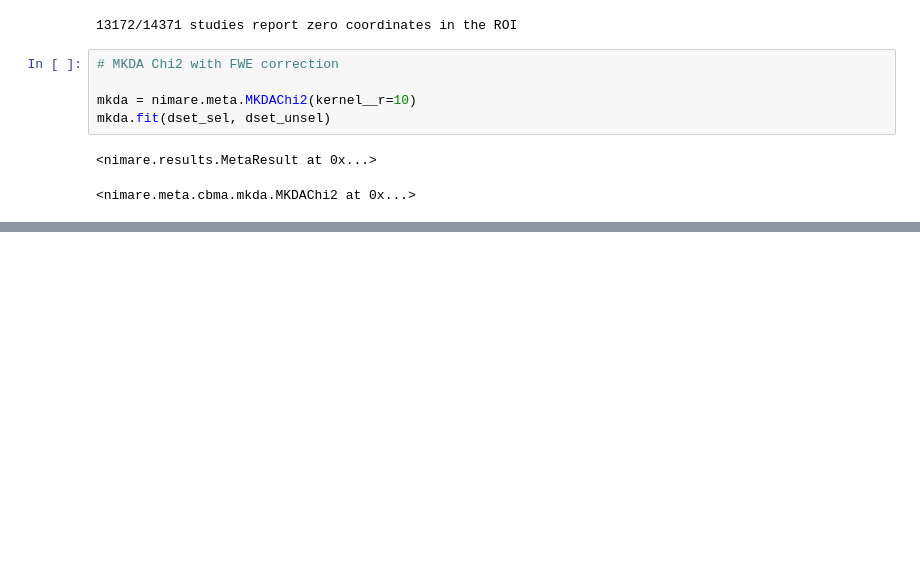
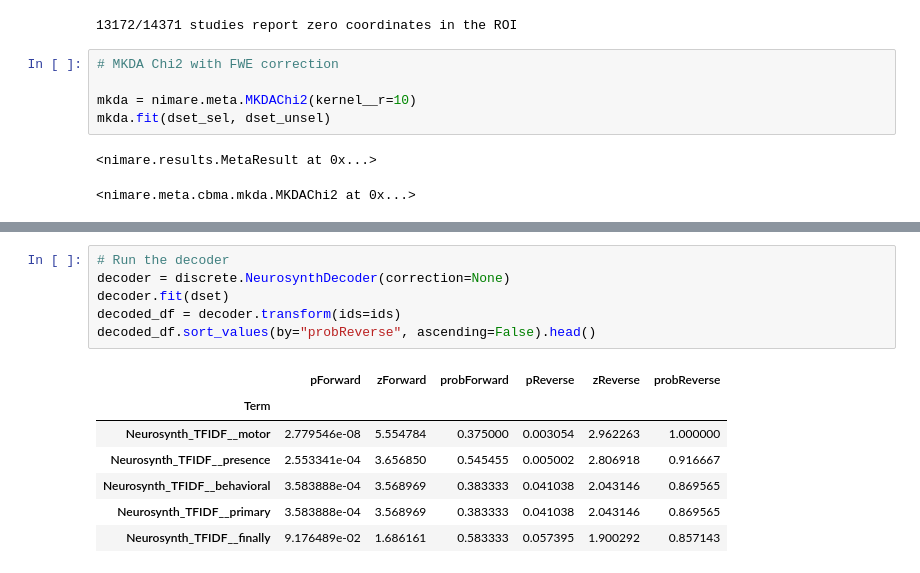
Before and after one commit to ReinderVosDeWael/BrainStat, a Jupyter notebook: nima/example_nimare.ipynb, the cells around one changed output, grey strips where cells are left out. Saved outputs shown, nothing was run; the diff lists cells and outputs as text; blank space fills up the shorter version.

```diff
--- a/nima/example_nimare.ipynb
+++ b/nima/example_nimare.ipynb
@@ -249,0 +340,14 @@ INFO:nimare.correct:Using correction method implemented in Estimator: nimare.met
+# %%
+# Run the decoder
+decoder = discrete.NeurosynthDecoder(correction=None)
+decoder.fit(dset)
+decoded_df = decoder.transform(ids=ids)
+decoded_df.sort_values(by="probReverse", ascending=False).head()
+# %% [output]
+|  | pForward | zForward | probForward | pReverse | zReverse | probReverse |
+| Term |  |  |  |  |  |  |
+| Neurosynth_TFIDF__motor | 2.779546e-08 | 5.554784 | 0.375000 | 0.003054 | 2.962263 | 1.000000 |
+| Neurosynth_TFIDF__presence | 2.553341e-04 | 3.656850 | 0.545455 | 0.005002 | 2.806918 | 0.916667 |
+| Neurosynth_TFIDF__behavioral | 3.583888e-04 | 3.568969 | 0.383333 | 0.041038 | 2.043146 | 0.869565 |
+| Neurosynth_TFIDF__primary | 3.583888e-04 | 3.568969 | 0.383333 | 0.041038 | 2.043146 | 0.869565 |
+| Neurosynth_TFIDF__finally | 9.176489e-02 | 1.686161 | 0.583333 | 0.057395 | 1.900292 | 0.857143 |
```
Also changed, not shown: parts of 15 cells of this notebook.
